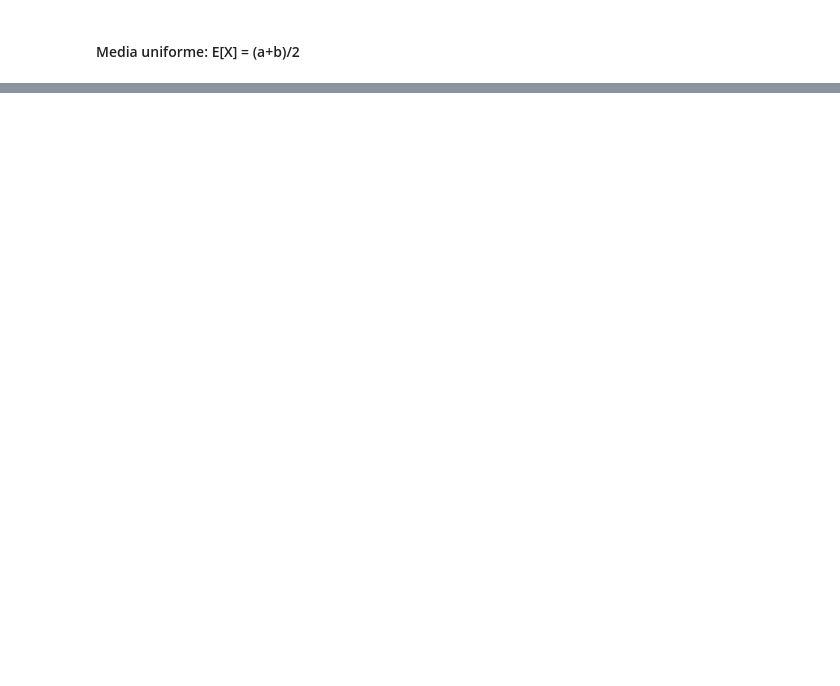
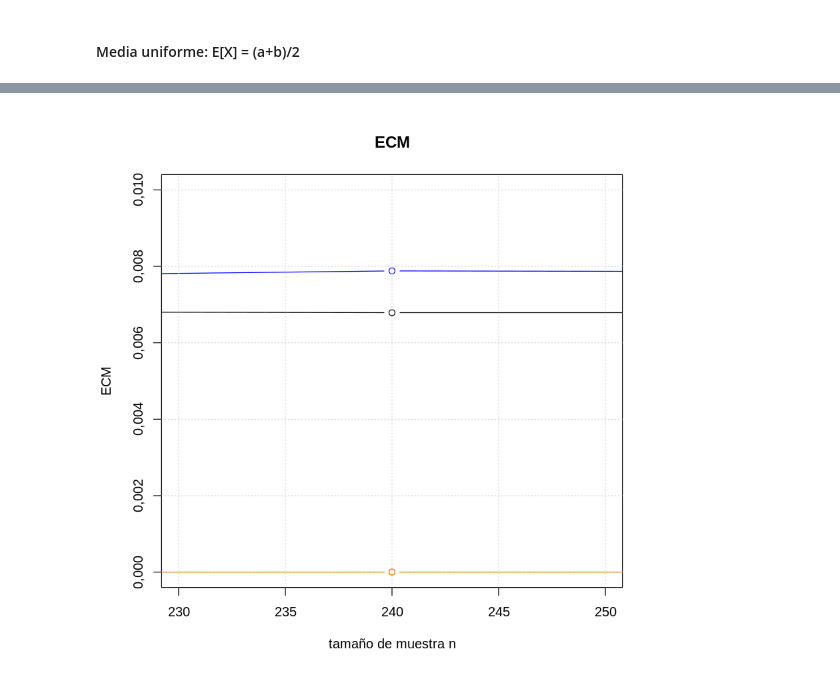
Before and after one commit to LecJackS/Proba-Simulations, a Jupyter notebook: TP2-Proba-en-R/TP2.ipynb, the cells around one changed output, grey strips where cells are left out. Saved outputs shown, nothing was run; the diff lists cells and outputs as text; code cells hidden in the pictures; blank space fills up the shorter version.

```diff
--- a/TP2-Proba-en-R/TP2.ipynb
+++ b/TP2-Proba-en-R/TP2.ipynb
@@ -165,0 +296,10 @@ bmv = function(muestra){
+# %%
+# Zoom en mayor n
+# ECM = Var^2 + Sesgo^2
+plot(results_mv, col="blue", main="ECM", xlab="tamaño de muestra n", ylab="ECM", type="b", ylim=c(0,0.01), xlim=c(230,250))
+points(results_mom, col="red", type="b")
+points(results_mom2, col="orange", type="b")
+points(results_med, col="black", type="b")
+grid()
+# %% [output]
+[figure, added]
```
Also changed, not shown: parts of 25 cells of this notebook.
